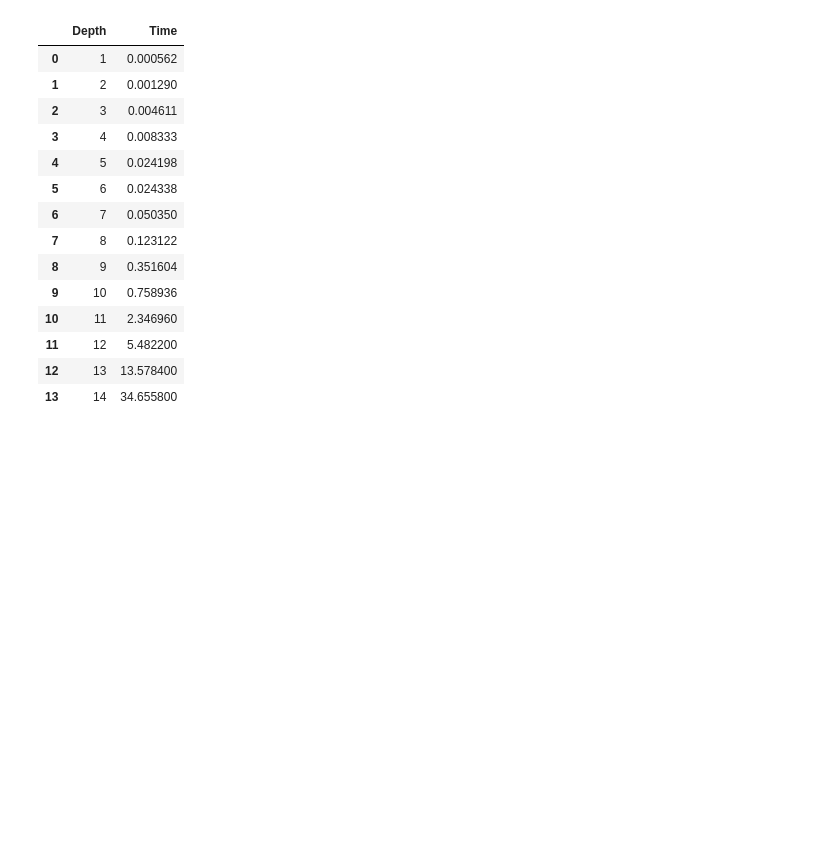
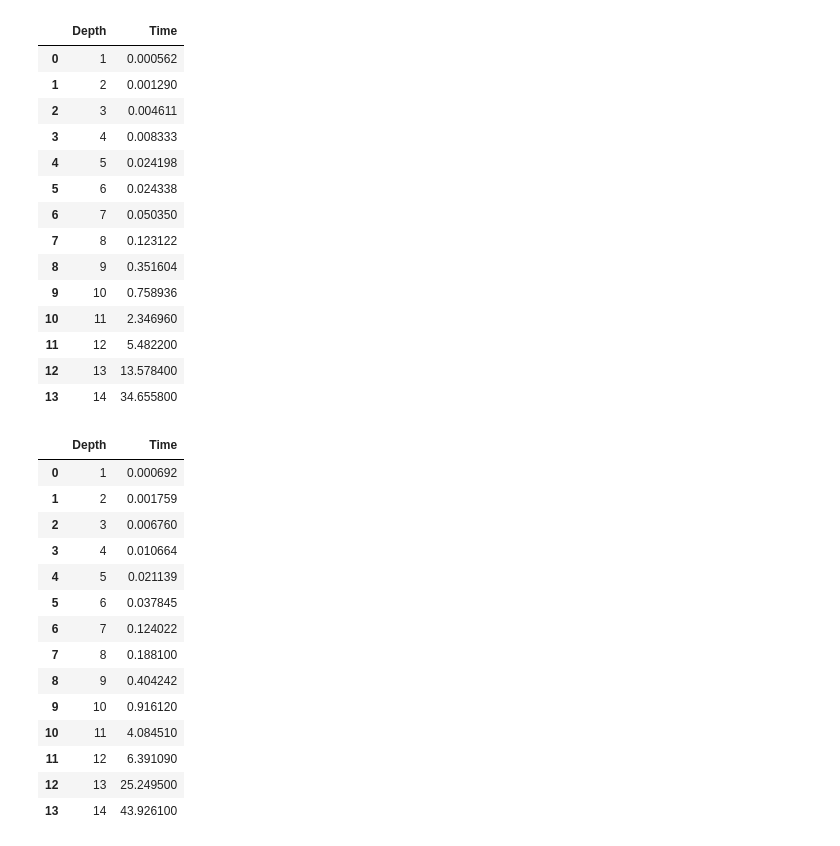
Before and after one commit to TTommyy/AI-Cheeckers-TicTacToe, a Jupyter notebook: checkers/timeplot.ipynb, the cells around one changed output. Saved outputs shown, nothing was run; the diff lists cells and outputs as text; code cells hidden in the pictures; blank space fills up the shorter version.

```diff
--- a/checkers/timeplot.ipynb
+++ b/checkers/timeplot.ipynb
@@ -21,6 +21,26 @@ data
 | 11 | 12 | 5.482200 |
 | 12 | 13 | 13.578400 |
 | 13 | 14 | 34.655800 |
+# %%
+csv_file = "random_timing_results.csv"
+random_data = pd.read_csv(csv_file, header=None, names=['Depth', 'Time'])
+random_data
+# %% [output]
+|  | Depth | Time |
+| 0 | 1 | 0.000692 |
+| 1 | 2 | 0.001759 |
+| 2 | 3 | 0.006760 |
+| 3 | 4 | 0.010664 |
+| 4 | 5 | 0.021139 |
+| 5 | 6 | 0.037845 |
+| 6 | 7 | 0.124022 |
+| 7 | 8 | 0.188100 |
+| 8 | 9 | 0.404242 |
+| 9 | 10 | 0.916120 |
+| 10 | 11 | 4.084510 |
+| 11 | 12 | 6.391090 |
+| 12 | 13 | 25.249500 |
+| 13 | 14 | 43.926100 |
 # %%
 
 plt.figure(figsize=(6, 4))
```
Also changed, not shown: parts of 2 cells of this notebook, 7 other files.
